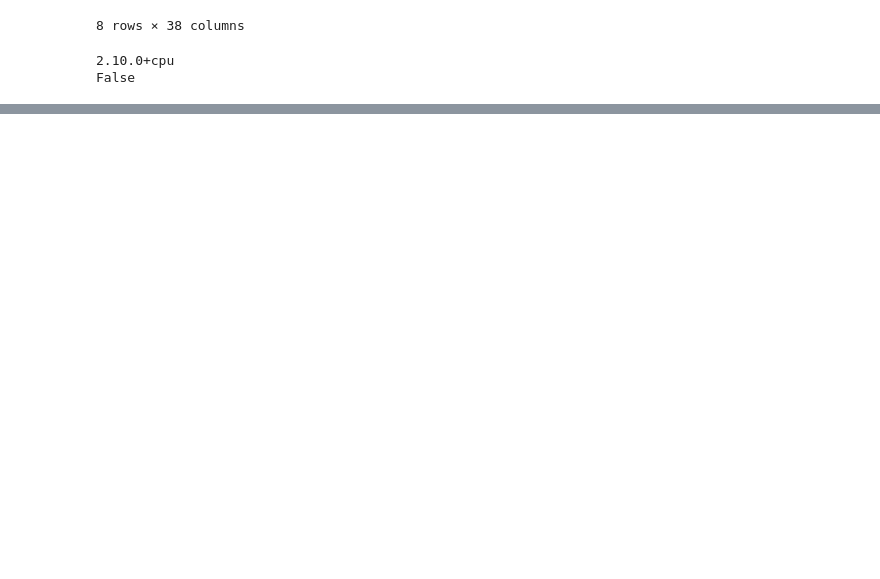
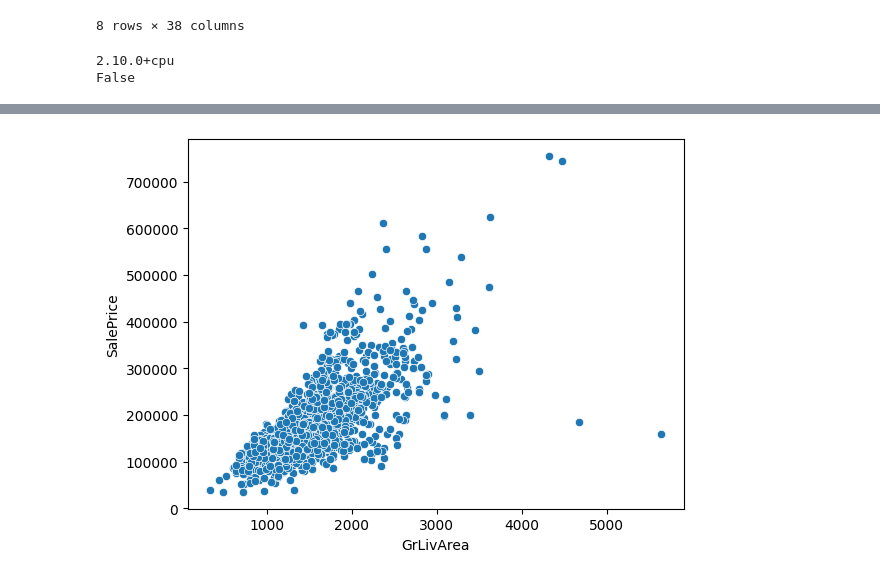
Before and after one commit to KickOutFury/AI-STUDY, a Jupyter notebook: KAGGLE/house-prices/house_prices.ipynb, the cells around one changed output, grey strips where cells are left out. Drawn from its saved outputs; the diff is of its cells as text; code cells hidden in the pictures; blank space fills up the shorter version.

```diff
--- a/KAGGLE/house-prices/house_prices.ipynb
+++ b/KAGGLE/house-prices/house_prices.ipynb
@@ -54,0 +109,5 @@ False
+# %%
+sns.scatterplot(x=train["GrLivArea"],y=train["SalePrice"])
+plt.show()
+# %% [output]
+[figure, added]
```
Also changed, not shown: parts of 11 cells of this notebook.
